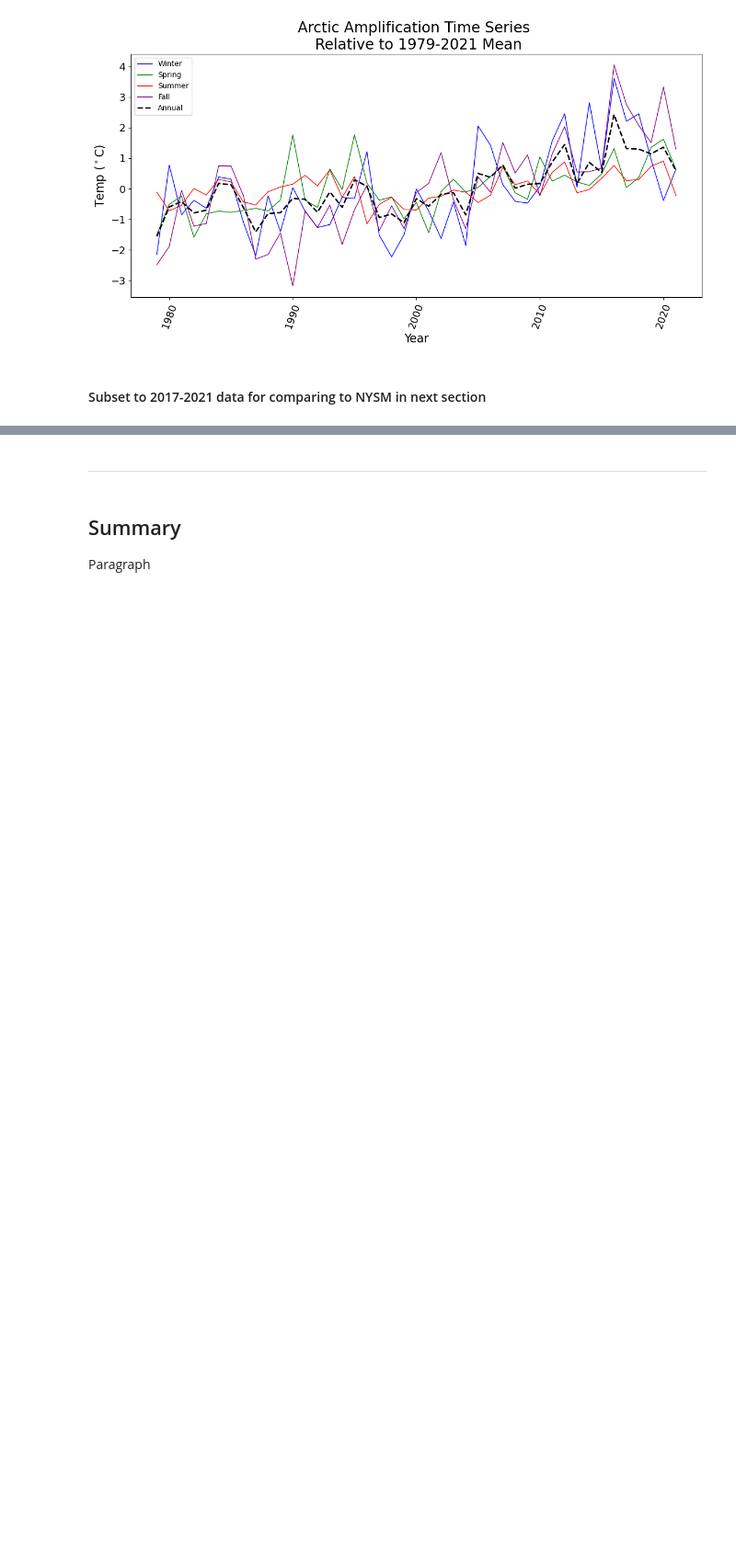
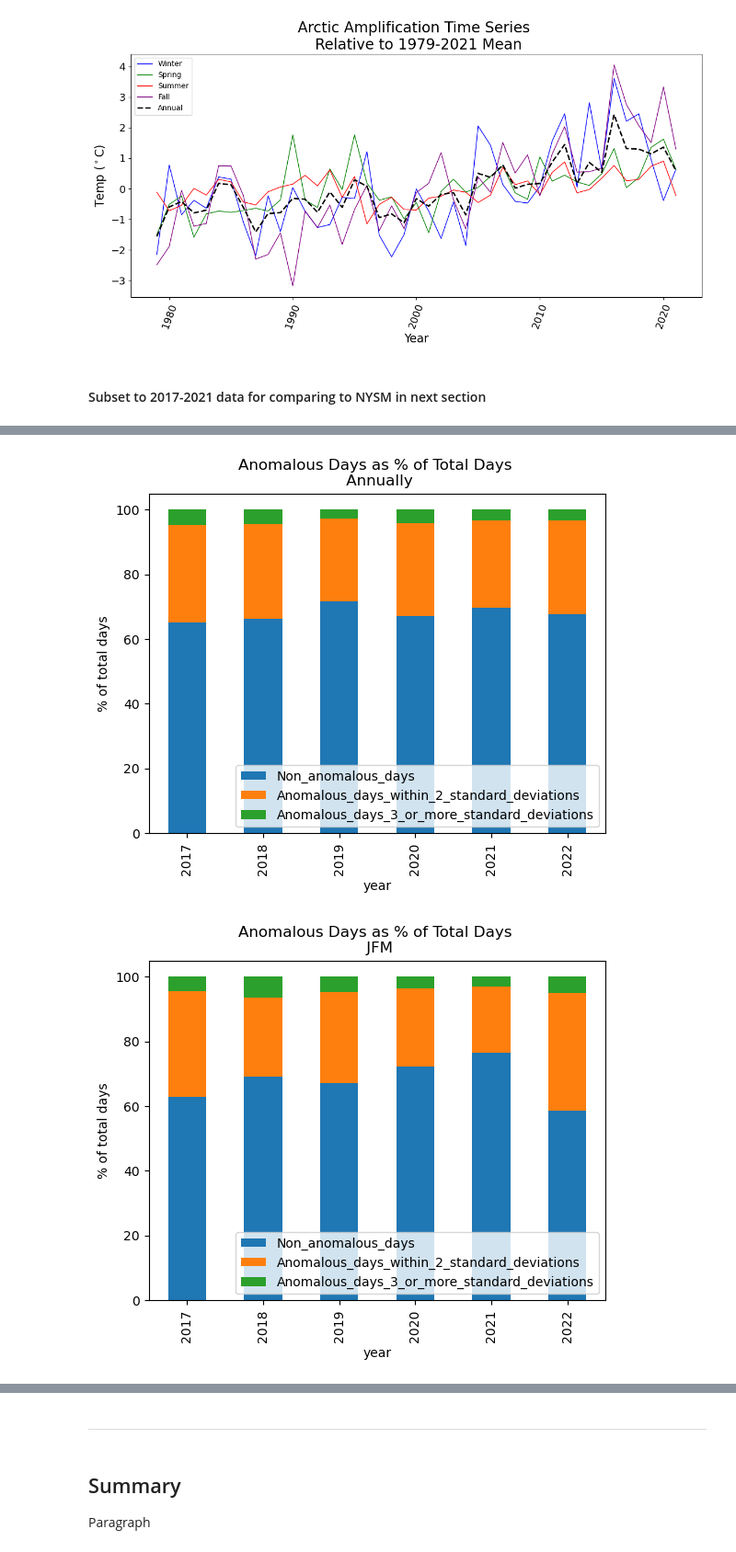
Before and after one commit to cgsutter/ATM622-General-Circulation, a Jupyter notebook: AA_NYSM.ipynb, the cells around one changed output, grey strips where cells are left out. Shown: that part at 92% size. Saved outputs shown, nothing was run; the diff lists cells and outputs as text; code cells hidden in the pictures; blank space fills up the shorter version.

```diff
--- a/AA_NYSM.ipynb
+++ b/AA_NYSM.ipynb
@@ -523,0 +674,8 @@ annual_nysm = annual[38:43]
+# %%
+rolling_avg = ds.rolling({"date":15}, center = True).mean()
+rolling_var = ds.rolling({"date":15}, center = True).var()
+
+ds['rolling_temp_2m[C]_mean'] = rolling_avg['temp_2m[C]']
+ds['rolling_temp_2m[C]_var'] = rolling_var['temp_2m[C]']
+
+ds
@@ -523,0 +1077,3 @@ annual_nysm = annual[38:43]
+# %%
+# Define seasons list for looping at various parts
+seasons = ['JFM', 'AMJ', 'JAS', 'OND']
@@ -523,0 +1098,37 @@ annual_nysm = annual[38:43]
+# %%
+def anom_ct(seas):
+    """
+    Plotting function takes in string season or "Annually" and plots the bar chart counting the anomalous days
+    """
+    if seas == 'Annually':
+        std1 = df_final[['year', 'std_bins']].groupby('std_bins').year.value_counts().unstack(0).reset_index()
+    else:
+        std1 = df_final[['year', 'season', 'std_bins']][df_final['season'] == seas].groupby('std_bins').year.value_counts().unstack(0).reset_index()
+
+    std1 = std1.rename_axis(None, axis=1)
+    std1['Total'] = std1[1.0] + std1[2.0] + std1[3.0]
+
+    std1['Non_anomalous_days'] = (std1[1.0]/std1['Total'])*100
+    std1['Anomalous_days_within_2_standard_deviations'] = (std1[2.0]/std1['Total'])*100
+    std1['Anomalous_days_3_or_more_standard_deviations'] = (std1[3.0]/std1['Total'])*100
+
+    # reduce df before plotting to remove warning
+    std2 = std1[['year', 'Non_anomalous_days', 'Anomalous_days_within_2_standard_deviations', 'Anomalous_days_3_or_more_standard_deviations']]
+
+    plot = std2.plot(x='year',
+                     y = ['Non_anomalous_days', 'Anomalous_days_within_2_standard_deviations', 'Anomalous_days_3_or_more_standard_deviations'],
+                     kind='bar',
+                     ylabel = '% of total days',
+                     stacked=True,
+                     title=f'Anomalous Days as % of Total Days \n {seas}')
+
+
+    plot.legend(loc="lower right")
+# %%
+anom_ct('Annually')
+
+for season in seasons:
+    anom_ct(season)
+# %% [output]
+[figure, added]
+[figure, added]
```
Also changed, not shown: parts of 52 cells of this notebook, 2 other files.
